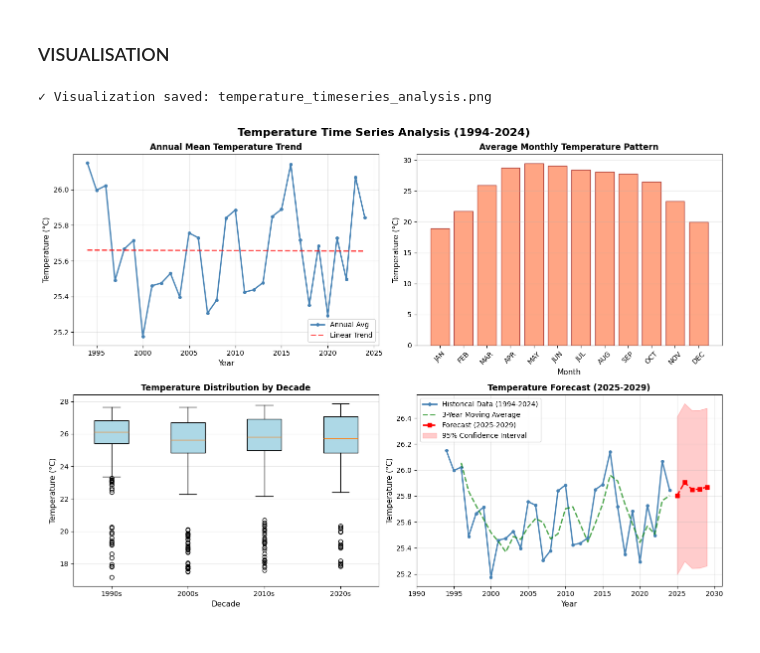
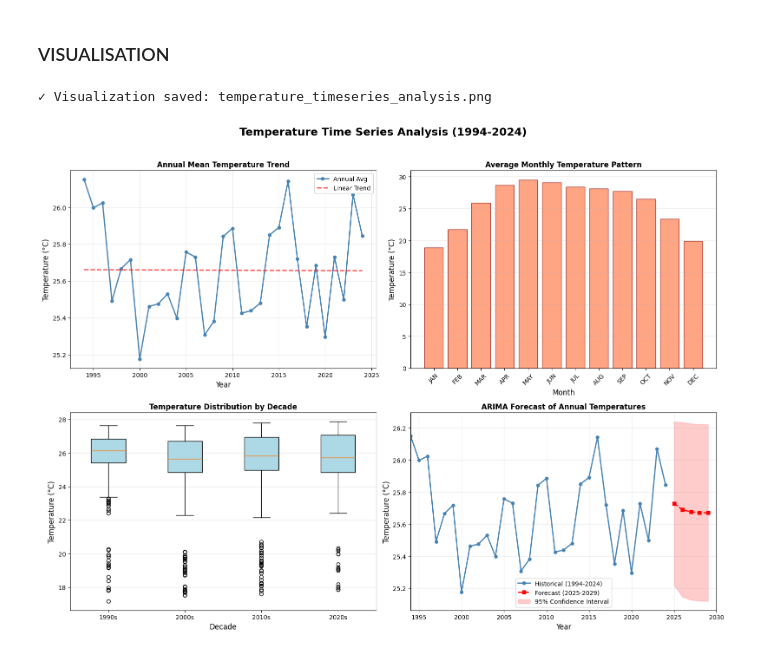
Before and after one commit to OlusolaCC/python-practise, a Jupyter notebook: time_series_Statistics.ipynb, the cells around one changed output. Drawn from its saved outputs; the diff is of its cells as text; code cells hidden in the pictures.

Commit message:
Updated Graphs

```diff
--- a/time_series_Statistics.ipynb
+++ b/time_series_Statistics.ipynb
@@ -10,7 +10,8 @@ from scipy import stats
 # %%
 path= r"/Users/obanoyenracheal/Python/Practise/Temperature_Monthly_Data_1994_2024.csv"
 # %%
-df
+df = pd.read_csv(path)
+df.head(10)
 # %% [output]
 |  | PARAMETER | YEAR | LAT | LON | JAN | FEB | MAR | APR | MAY | JUN | JUL | ... |
 | 0 | T2M | 1994 | 19.5 | 87.500 | 24.18 | 24.52 | 26.47 | 28.02 | 29.03 | 28.80 | 27.97 | ... |
@@ -257,104 +259,84 @@ print(f"   - This captures natural year-to-year variability")
 # %% [markdown]
 ### VISUALISATION
 # %%
+# --- Visualization: 4 Subplots ---
+import matplotlib.pyplot as plt
+
 # Create a figure with 4 subplots (2 rows, 2 columns)
-fig, axes = plt.subplots(2, 2, figsize=(14, 10))
+fig, axes = plt.subplots(2, 2, figsize=(16, 12))
 fig.suptitle('Temperature Time Series Analysis (1994-2024)',
-             fontsize=16, fontweight='bold')
-
+             fontsize=18, fontweight='bold')
 
 # ===== PLOT 1: Annual Temperature Trend =====
 ax1 = axes[0, 0]
+ax1.plot(years, temps, 'o-', color='steelblue', linewidth=2, markersize=5, label='Annual Avg')
 
-# Plot annual temperatures
-ax1.plot(years, temps, 'o-', color='steelblue', linewidth=2,
-         markersize=4, label='Annual Avg')
-
-# Add linear regression line
+# Linear regression line
 z = np.polyfit(years, temps, 1)
 p = np.poly1d(z)
-ax1.plot(years, p(years), '--', color='red', linewidth=2,
-         alpha=0.7, label='Linear Trend')
+ax1.plot(years, p(years), '--', color='red', linewidth=2, alpha=0.7, label='Linear Trend')
 
-ax1.set_xlabel('Year', fontsize=11)
-ax1.set_ylabel('Temperature (°C)', fontsize=11)
+ax1.set_xlabel('Year', fontsize=12)
+ax1.set_ylabel('Temperature (°C)', fontsize=12)
 ax1.set_title('Annual Mean Temperature Trend', fontweight='bold')
 ax1.grid(True, alpha=0.3)
 ax1.legend()
 
-
 # ===== PLOT 2: Monthly Seasonal Pattern =====
 ax2 = axes[0, 1]
-
 month_nums = np.arange(1, 13)
 ax2.bar(month_nums, monthly_avg, color='coral', alpha=0.7, edgecolor='darkred')
-
-ax2.set_xlabel('Month', fontsize=11)
-ax2.set_ylabel('Temperature (°C)', fontsize=11)
-ax2.set_title('Average Monthly Temperature Pattern', fontweight='bold')
 ax2.set_xticks(month_nums)
 ax2.set_xticklabels(months, rotation=45)
+ax2.set_xlabel('Month', fontsize=12)
+ax2.set_ylabel('Temperature (°C)', fontsize=12)
+ax2.set_title('Average Monthly Temperature Pattern', fontweight='bold')
 ax2.grid(True, alpha=0.3, axis='y')
-
 
 # ===== PLOT 3: Temperature Distribution by Decade =====
 ax3 = axes[1, 0]
-
 decades = sorted(df['Decade'].unique())
-decade_data = []
-for decade in decades:
-    decade_temps = df[df['Decade'] == decade]['ANN'].values
-    decade_data.append(decade_temps)
-
+decade_data = [df[df['Decade'] == decade]['ANN'].values for decade in decades]
 decade_labels = [f"{int(d)}s" for d in decades]
 
-bp = ax3.boxplot(decade_data, tick_labels=decade_labels, patch_artist=True)
+bp = ax3.boxplot(decade_data, labels=decade_labels, patch_artist=True)
 for patch in bp['boxes']:
     patch.set_facecolor('lightblue')
 
-ax3.set_xlabel('Decade', fontsize=11)
-ax3.set_ylabel('Temperature (°C)', fontsize=11)
+ax3.set_xlabel('Decade', fontsize=12)
+ax3.set_ylabel('Temperature (°C)', fontsize=12)
 ax3.set_title('Temperature Distribution by Decade', fontweight='bold')
 ax3.grid(True, alpha=0.3, axis='y')
 
-
-# ===== PLOT 4: Forecast =====
+# ===== PLOT 4: Forecast (ARIMA) =====
 ax4 = axes[1, 1]
 
-# Plot historical data
-ax4.plot(years, temps, 'o-', color='steelblue', linewidth=2,
-         markersize=4, label='Historical Data (1994-2024)')
+# Historical data
+ax4.plot(years, temps, 'o-', color='steelblue', linewidth=2, markersize=5, label='Historical (1994-2024)')
 
-# Plot 3-year moving average
-ax4.plot(years, moving_avg, '--', color='green', linewidth=2,
-         alpha=0.7, label='3-Year Moving Average')
+# Forecasted temperatures
+ax4.plot(forecast_years, forecast_values, 's--', color='red', linewidth=2, markersize=6, label='Forecast (2025-2029)')
 
-# Plot forecast
-ax4.plot(forecast_years, forecast_temps, 's--', color='red', linewidth=2,
-         markersize=6, label='Forecast (2025-2029)')
+# Confidence interval (from ARIMA forecast)
+lower_bound = forecast_conf_int.iloc[:, 0]
+upper_bound = forecast_conf_int.iloc[:, 1]
+ax4.fill_between(forecast_years, lower_bound, upper_bound, color='red', alpha=0.2, label='95% Confidence Interval')
 
-# Add confidence interval (shaded area)
-upper_bound = forecast_temps + confidence_interval
-lower_bound = forecast_temps - confidence_interval
-ax4.fill_between(forecast_years, lower_bound, upper_bound,
-                 color='red', alpha=0.2, label='95% Confidence Interval')
-
-ax4.set_xlabel('Year', fontsize=11)
-ax4.set_ylabel('Temperature (°C)', fontsize=11)
-ax4.set_title('Temperature Forecast (2025-2029)', fontweight='bold')
+ax4.set_xlabel('Year', fontsize=12)
+ax4.set_ylabel('Temperature (°C)', fontsize=12)
+ax4.set_title('ARIMA Forecast of Annual Temperatures', fontweight='bold')
 ax4.grid(True, alpha=0.3)
 ax4.legend()
-ax4.set_xlim(1990, 2031)
+ax4.set_xlim(1994, forecast_years[-1] + 1)
 
-
-# Save the figure
-plt.tight_layout()
+# Adjust layout and save figure
+plt.tight_layout(rect=[0, 0, 1, 0.96])  # leave space for suptitle
 plt.savefig('temperature_timeseries_analysis.png', dpi=300, bbox_inches='tight')
 print("\n✓ Visualization saved: temperature_timeseries_analysis.png")
 
-# Display the plot
 plt.show()
+plt.show()
 # %% [output]
 ✓ Visualization saved: temperature_timeseries_analysis.png
-[figure, old version]
+[figure, new version]
 # %%
```
Also changed, not shown: parts of 8 cells of this notebook, 1 other file.
